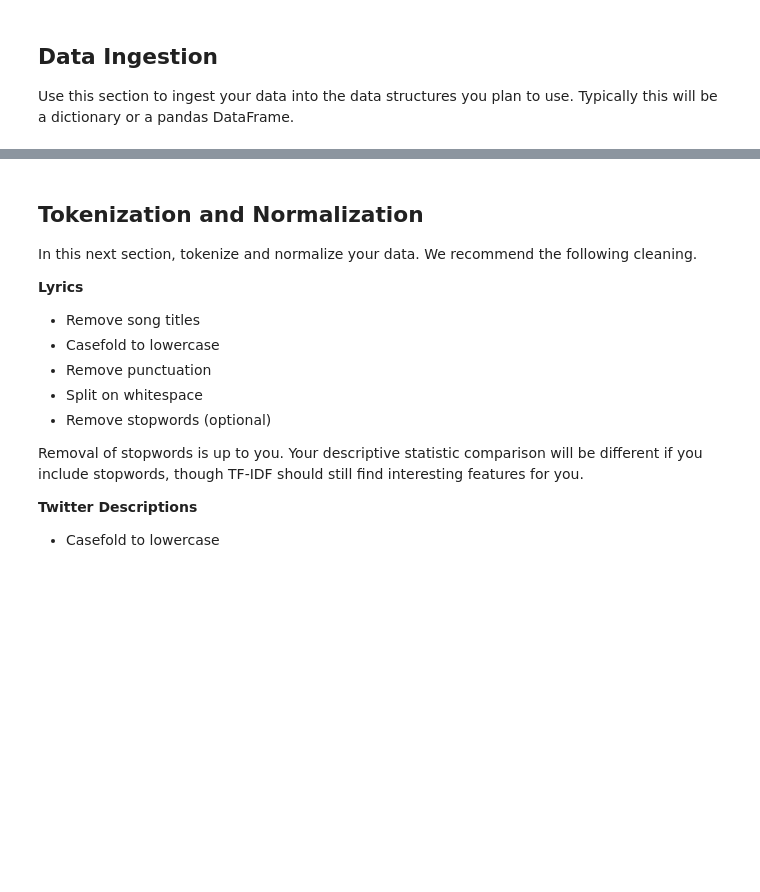
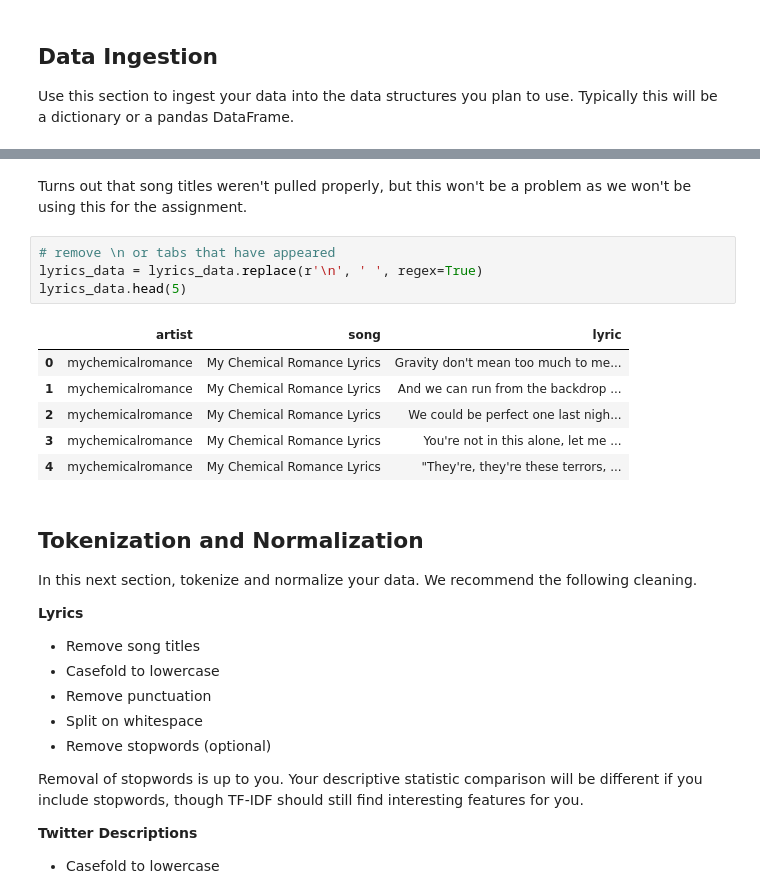
Before and after one commit to evchow/ADS509_Module_3, a Jupyter notebook: Group Comparison.ipynb, the cells around one changed output, grey strips where cells are left out. Cells and saved outputs as stored; diff of their text form; blank space fills up the shorter version.

```diff
--- a/Group Comparison.ipynb
+++ b/Group Comparison.ipynb
@@ -162,3 +226,16 @@ del(twitter_data_2)
+# %% [markdown]
+Turns out that song titles weren't pulled properly, but this won't be a problem as we won't be using this for the assignment.
+# %%
+# remove \n or tabs that have appeared
+lyrics_data = lyrics_data.replace(r'\n', ' ', regex=True)
+lyrics_data.head(5)
+# %% [output]
+|  | artist | song | lyric |
+| 0 | mychemicalromance | My Chemical Romance Lyrics | Gravity don't mean too much to me... |
+| 1 | mychemicalromance | My Chemical Romance Lyrics | And we can run from the backdrop ... |
+| 2 | mychemicalromance | My Chemical Romance Lyrics | We could be perfect one last nigh... |
+| 3 | mychemicalromance | My Chemical Romance Lyrics | You're not in this alone, let me ... |
+| 4 | mychemicalromance | My Chemical Romance Lyrics | "They're, they're these terrors, ... |
 # %% [markdown]
 ## Tokenization and Normalization
 
```
Also changed, not shown: parts of 12 cells of this notebook.
